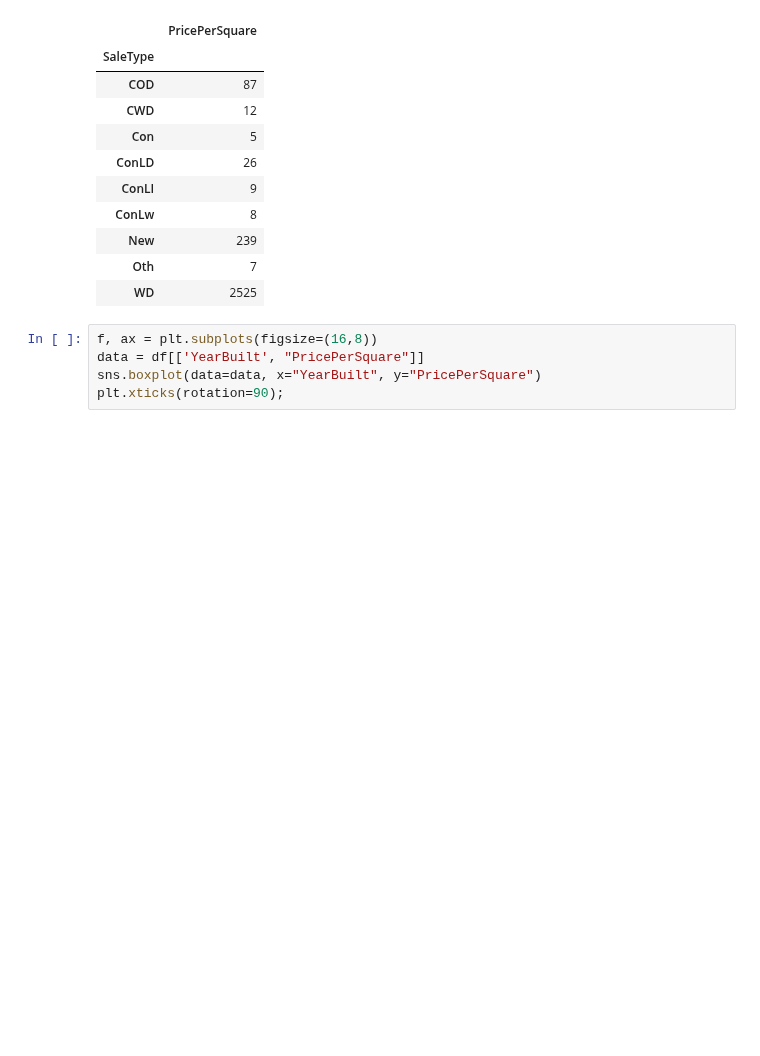
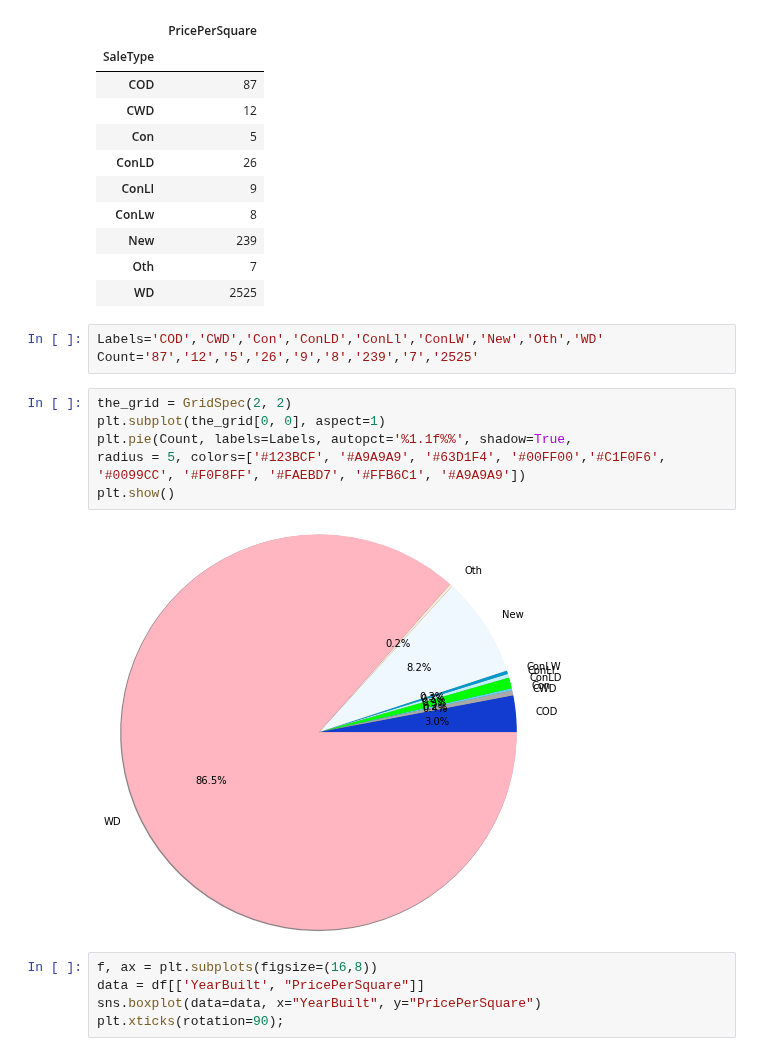
Before and after one commit to muh005/Housing-Price-Analysis, a Jupyter notebook: FinalProject.ipynb, the cells around one changed output. Cells and saved outputs as stored; diff of their text form; blank space fills up the shorter version.

```diff
--- a/FinalProject.ipynb
+++ b/FinalProject.ipynb
@@ -210,6 +266,17 @@ saletype_tbl
 | New | 239 |
 | Oth | 7 |
 | WD | 2525 |
+# %%
+Labels='COD','CWD','Con','ConLD','ConLl','ConLW','New','Oth','WD'
+Count='87','12','5','26','9','8','239','7','2525'
+# %%
+the_grid = GridSpec(2, 2)
+plt.subplot(the_grid[0, 0], aspect=1)
+plt.pie(Count, labels=Labels, autopct='%1.1f%%', shadow=True,
+radius = 5, colors=['#123BCF', '#A9A9A9', '#63D1F4', '#00FF00','#C1F0F6', '#0099CC', '#F0F8FF', '#FAEBD7', '#FFB6C1', '#A9A9A9'])
+plt.show()
+# %% [output]
+[figure, added]
 # %%
 f, ax = plt.subplots(figsize=(16,8))
 data = df[['YearBuilt', "PricePerSquare"]]
```
Also changed, not shown: parts of 15 cells of this notebook, 1 other file.
